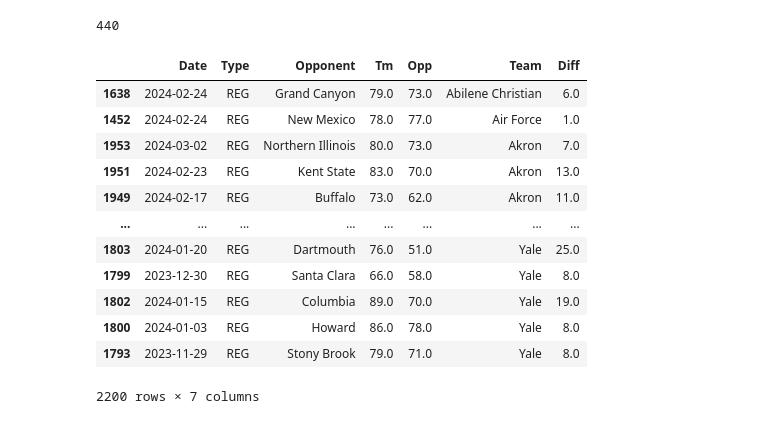
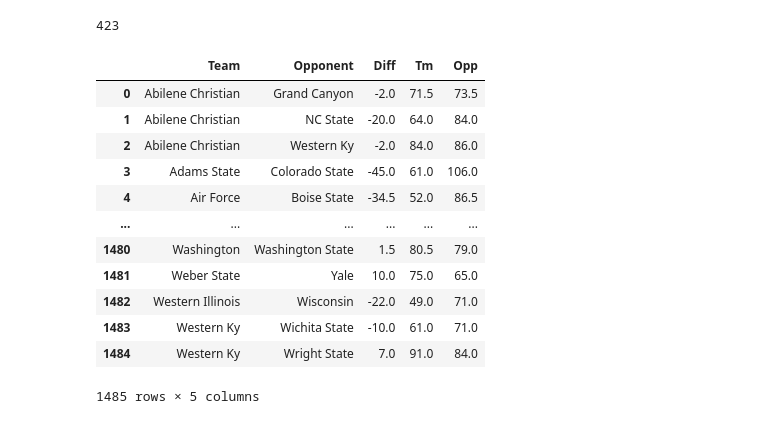
Before and after one commit to cbobowic/BMCM2024, a Jupyter notebook: preprocess.ipynb, the cells around one changed output. Cells and saved outputs as stored; diff of their text form; code cells hidden in the pictures.

```diff
--- a/preprocess.ipynb
+++ b/preprocess.ipynb
@@ -51,50 +51,85 @@ print(sheets_dict)
 # %%
 all_data = sheets_dict.copy()
 
 all_dfs = list(all_data.values())
 full_df = pd.concat(all_dfs, ignore_index=True)
 full_df = full_df.drop(['G', 'W/L', 'Unnamed: 4'], axis=1)
 full_df = full_df.dropna()
 
+full_df = full_df.replace('Fla Atlantic', 'Florida Atlantic')
+full_df = full_df.replace('Connecticut', 'UConn')
+full_df = full_df.replace('Washington St', 'Washington State')
+full_df = full_df.replace('Utah St', 'Utah State')
+full_df = full_df.replace('South Dakota St', 'South Dakota State')
+full_df = full_df.replace("Saint Peter's", "Saint Peters")
+full_df = full_df.replace("Saint Mary's", "Saint Marys")
+full_df = full_df.replace("Oregan", "Oregon")
+full_df = full_df.replace("NCState", "NC State")
+full_df = full_df.replace('Mississippi St.', 'Mississippi State')
+full_df = full_df.replace('Michigan St.', 'Michigan State')
+full_df = full_df.replace('McNeese', 'McNeese State')
+full_df = full_df.replace('Long Beach St', 'Long Beach State')
+full_df = full_df.replace('IowaSt', 'Iowa State')
+full_df = full_df.replace('Colorado St', 'Colorado State')
+full_df = full_df.replace('Col. of Charleston', 'College of Charleston')
+full_df = full_df.replace('Boise St', 'Boise State')
+full_df = full_df.replace('IowaSt', 'Iowa State')
+full_df = full_df.replace('IowaSt', 'Iowa State')
+full_df = full_df.replace('IowaSt', 'Iowa State')
+
+
+
+
 def reorder_teams(row):
-    if row['Tm'] < row['Opp']:
+    if row['Team'] > row['Opponent']:
         row['Team'], row['Opponent'] = row['Opponent'], row['Team']
         row['Tm'], row['Opp'] = row['Opp'], row['Tm']
     return row
 
 # Apply the function to each row
 
-# put winner first
+# put alphabet first
 full_df = full_df.apply(reorder_teams, axis=1)
 full_df['Diff'] = full_df['Tm'] - full_df['Opp']  # calc diff
 
+full_df = full_df.dropna()
+full_df = full_df.drop_duplicates()
+
+grouped = full_df.groupby(['Team', 'Opponent'])
+
+
+# Mean the numerical columns
+full_df = grouped.agg({col: 'mean' for col in ['Diff', 'Tm', "Opp"]}).reset_index()
+
+full_df
+
 # print(full_df)
 
-full_df['Date'] = pd.to_datetime(full_df['Date'])  # conv. to dt
-full_df = full_df.dropna()
-full_df = full_df.drop_duplicates()
+
+# full_df['Date'] = pd.to_datetime(full_df['Date'])  # conv. to dt
+
 
 
 all_teams = pd.concat([full_df['Team'], full_df['Opponent']])
 print(len(all_teams.unique()))
 
 full_df.sort_values(by='Team')
 #
 # %% [output]
-440
+423
-|  | Date | Type | Opponent | Tm | Opp | Team | Diff |
-| 1638 | 2024-02-24 | REG | Grand Canyon | 79.0 | 73.0 | Abilene Christian | 6.0 |
-| 1452 | 2024-02-24 | REG | New Mexico | 78.0 | 77.0 | Air Force | 1.0 |
-| 1953 | 2024-03-02 | REG | Northern Illinois | 80.0 | 73.0 | Akron | 7.0 |
-| 1951 | 2024-02-23 | REG | Kent State | 83.0 | 70.0 | Akron | 13.0 |
-| 1949 | 2024-02-17 | REG | Buffalo | 73.0 | 62.0 | Akron | 11.0 |
-| ... | ... | ... | ... | ... | ... | ... | ... |
-| 1803 | 2024-01-20 | REG | Dartmouth | 76.0 | 51.0 | Yale | 25.0 |
-| 1799 | 2023-12-30 | REG | Santa Clara | 66.0 | 58.0 | Yale | 8.0 |
-| 1802 | 2024-01-15 | REG | Columbia | 89.0 | 70.0 | Yale | 19.0 |
-| 1800 | 2024-01-03 | REG | Howard | 86.0 | 78.0 | Yale | 8.0 |
-| 1793 | 2023-11-29 | REG | Stony Brook | 79.0 | 71.0 | Yale | 8.0 |
+|  | Team | Opponent | Diff | Tm | Opp |
+| 0 | Abilene Christian | Grand Canyon | -2.0 | 71.5 | 73.5 |
+| 1 | Abilene Christian | NC State | -20.0 | 64.0 | 84.0 |
+| 2 | Abilene Christian | Western Ky | -2.0 | 84.0 | 86.0 |
+| 3 | Adams State | Colorado State | -45.0 | 61.0 | 106.0 |
+| 4 | Air Force | Boise State | -34.5 | 52.0 | 86.5 |
+| ... | ... | ... | ... | ... | ... |
+| 1480 | Washington | Washington State | 1.5 | 80.5 | 79.0 |
+| 1481 | Weber State | Yale | 10.0 | 75.0 | 65.0 |
+| 1482 | Western Illinois | Wisconsin | -22.0 | 49.0 | 71.0 |
+| 1483 | Western Ky | Wichita State | -10.0 | 61.0 | 71.0 |
+| 1484 | Western Ky | Wright State | 7.0 | 91.0 | 84.0 |
-2200 rows × 7 columns
+1485 rows × 5 columns
 # %%
 
 # Combine 'Team' and 'Opponent' columns to count games played
```
Also changed, not shown: parts of 1 cell of this notebook, 3 other files.
